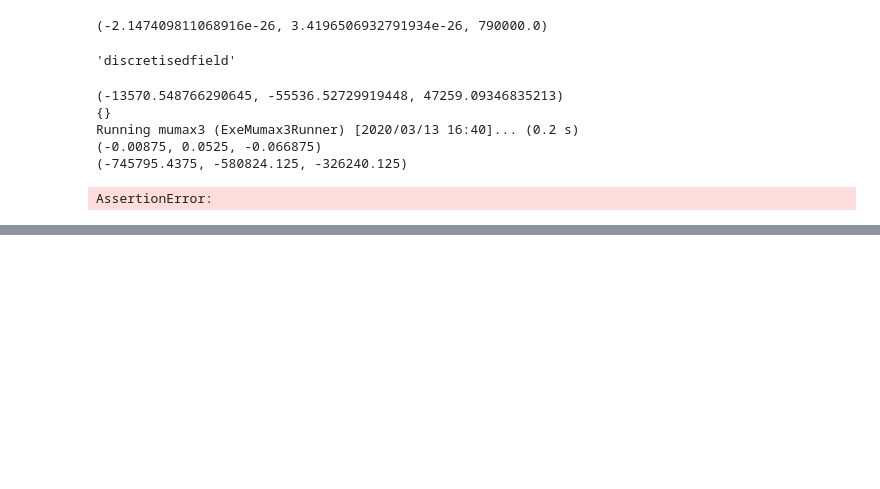
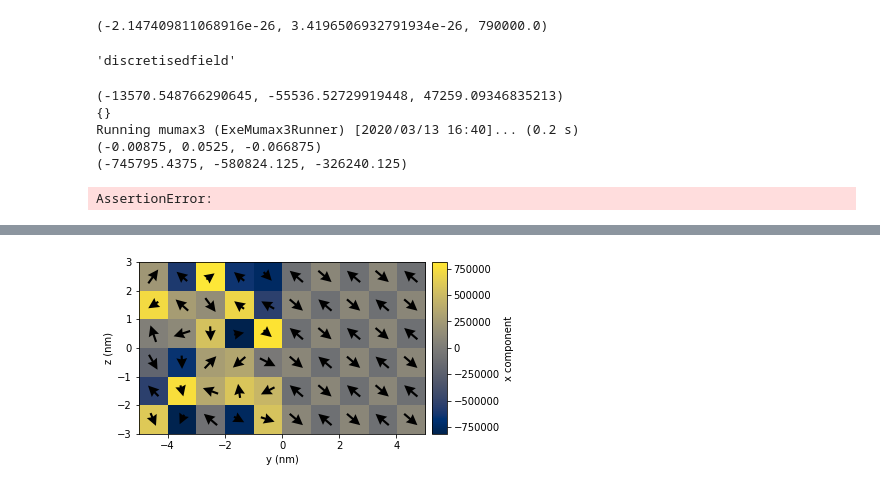
Before and after one commit to ubermag/mumax3c, a Jupyter notebook: Untitled.ipynb, the cells around one changed output, grey strips where cells are left out. Drawn from its saved outputs; the diff is of its cells as text; code cells hidden in the pictures; blank space fills up the shorter version.

```diff
--- a/Untitled.ipynb
+++ b/Untitled.ipynb
@@ -143,0 +147,4 @@ assert np.linalg.norm(np.subtract(value1, value2)) < 1
+# %%
+system.m.plane('x').mpl()
+# %% [output]
+[figure, added]
```
Also changed, not shown: parts of 1 cell of this notebook, 1 other file.
